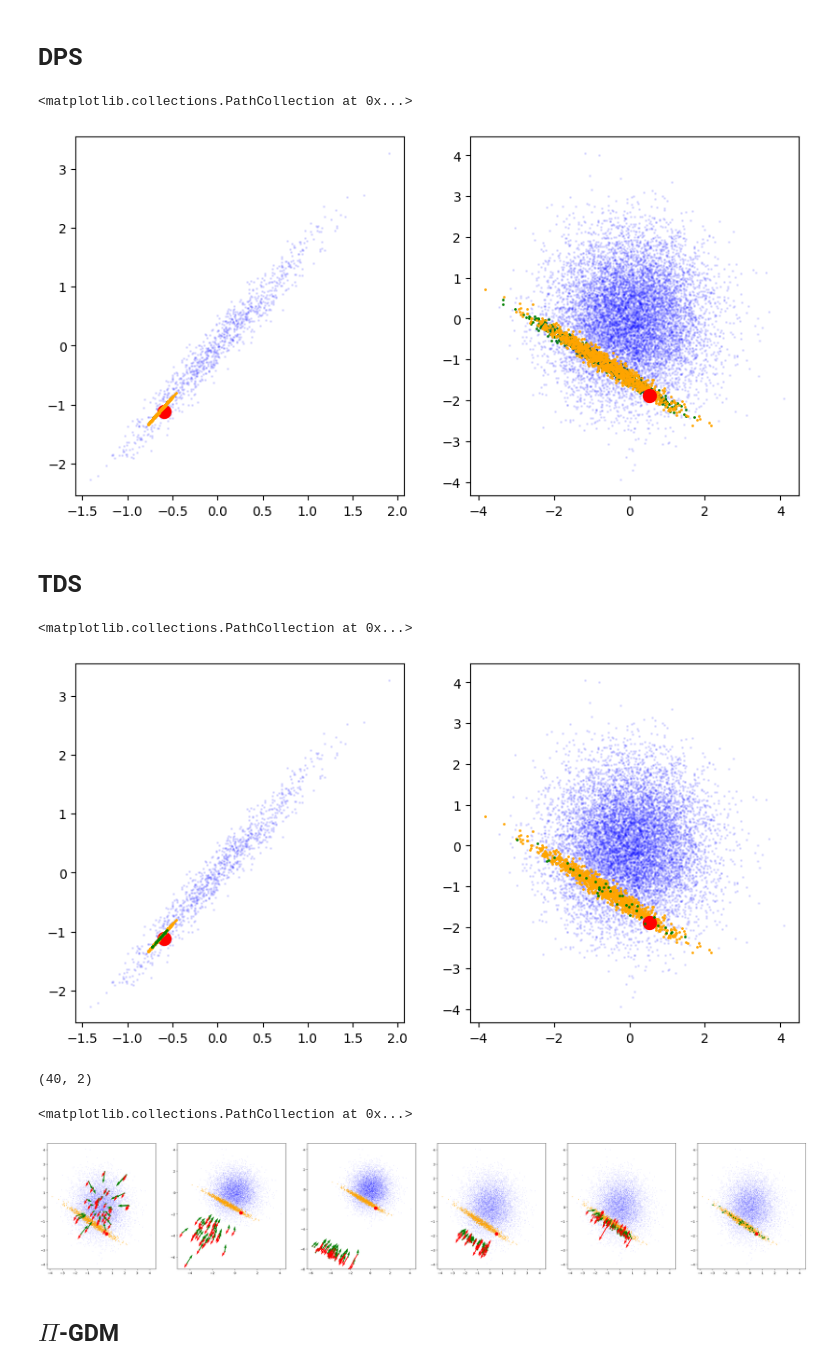
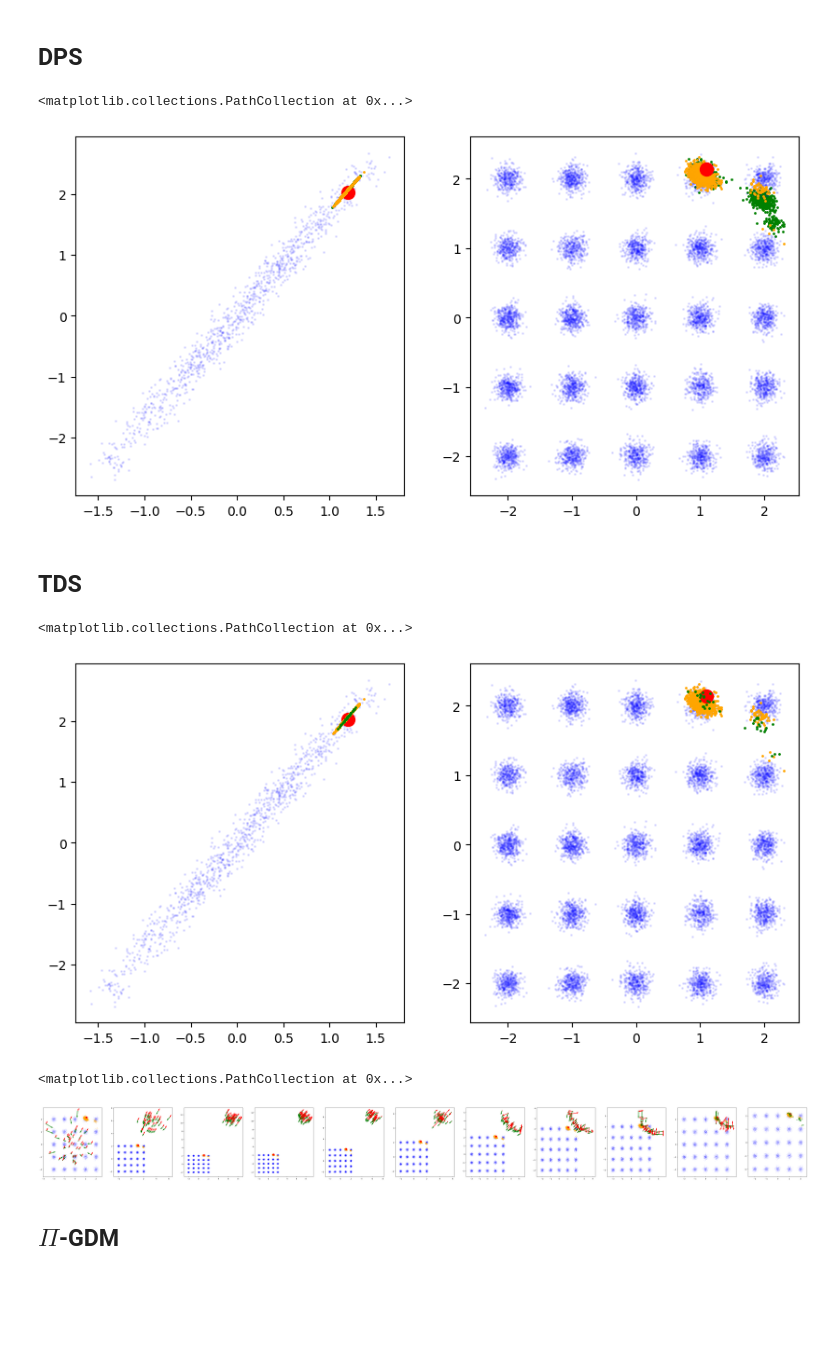
Before and after one commit to david-heurtel-depeiges/SMC_diffusion, a Jupyter notebook: dummy_diffusion.ipynb, the cells around one changed output. Saved outputs shown, nothing was run; the diff lists cells and outputs as text; code cells hidden in the pictures; blank space fills up the shorter version.

```diff
--- a/dummy_diffusion.ipynb
+++ b/dummy_diffusion.ipynb
@@ -17,14 +17,14 @@ device = torch.device("cuda" if torch.cuda.is_available() else "cpu")
 ## Dummy GMM dataset.
 # Centers are going to be located on each lattice point of a 5x5 grid.
 ndim = 2
-sqrt_n_centers = 1
+sqrt_n_centers = 5
 centers = torch.tensor([[i, j] for i in range(sqrt_n_centers) for j in range(sqrt_n_centers)], dtype=torch.float32)
 centers -=torch.tensor([1,1])*(sqrt_n_centers-1)/2
 n_centers = centers.shape[0]
 
 weights = torch.ones(n_centers)/n_centers
 
-stds = torch.ones(n_centers, 1) * 1
+stds = torch.ones(n_centers, 1) * 0.1
 
 def sample(n_samples):
     center_idxs = torch.multinomial(weights, n_samples, replacement=True)
@@ -224,7 +224,7 @@ ax[1].scatter(posterior_samples.cpu().detach()[:,0], posterior_samples.cpu().det
 ax[1].scatter(x_truth[:,0].to('cpu'), x_truth[:,1].to('cpu'), label = 'truth', s=100, color='red')
 # %% [output]
 <matplotlib.collections.PathCollection at 0x...>
-[figure, old version]
+[figure, new version]
 # %% [markdown]
 ## TDS
 # %%
@@ -246,7 +246,7 @@ def twisted_diffusion_sampler(diffusion_model, sample_size, observation, forward
     log_weights = log_p_obs_given_x_t
     nsteps = times.shape[1]-1
     progress_bar = tqdm.tqdm(total=nsteps)
-    memory_every = 200
+    memory_every = 100
     memory_samples = []
     memory_model_outputs = []
     memory_guidances = []
@@ -320,31 +320,28 @@ ax[1].scatter(x_truth[:,0].to('cpu'), x_truth[:,1].to('cpu'), label = 'truth', s
 ax[1].scatter(generated[:,0], generated[:,1], label = 'generated', s=1, color='green')
 # %% [output]
 <matplotlib.collections.PathCollection at 0x...>
-[figure, old version]
+[figure, new version]
 # %%
-generated = generated.cpu().detach().numpy()
+generated = generated.cpu().detach()
-# %%
-memory_mo[0].shape
-# %% [output]
-(40, 2)
 # %%
-fig, ax = plt.subplots(1, 6, figsize = (42, 7))
-for i in range(5):
+fig, ax = plt.subplots(1, len(memory_samples)+1, figsize = (7*(len(memory_samples)+1), 7))
+for i in range(len(memory_samples)):
     ax[i].scatter(baseline[:,0], baseline[:,1], label = 'baseline', s=1, alpha = 0.1, color='blue')
     ax[i].scatter(posterior_samples.cpu().detach()[:,0], posterior_samples.cpu().detach()[:,1], label = 'posterior', s=1, color='orange')
     ax[i].scatter(x_truth[:,0].to('cpu'), x_truth[:,1].to('cpu'), label = 'truth', s=100, color='red')
     ax[i].scatter(memory_samples[i][:,0], memory_samples[i][:,1], label = 'generated', s=10, color='green')
     # Vector plot of model outputs and then guidance
     ax[i].quiver(memory_samples[i][:,0], memory_samples[i][:,1], -memory_mo[i][:,0], -memory_mo[i][:,1], color='green')
     ax[i].quiver(memory_samples[i][:,0], memory_samples[i][:,1], -memory_g[i][:,0], -memory_g[i][:,1], color='red')
 
-ax[5].scatter(baseline[:,0], baseline[:,1], label = 'baseline', s=1, alpha = 0.1, color='blue')
-ax[5].scatter(posterior_samples.cpu().detach()[:,0], posterior_samples.cpu().detach()[:,1], label = 'posterior', s=1, color='orange')
-ax[5].scatter(x_truth[:,0].to('cpu'), x_truth[:,1].to('cpu'), label = 'truth', s=100, color='red')
-ax[5].scatter(generated[:,0], generated[:,1], label = 'generated', s=10, color='green')
+id = len(memory_samples)
+ax[id].scatter(baseline[:,0], baseline[:,1], label = 'baseline', s=1, alpha = 0.1, color='blue')
+ax[id].scatter(posterior_samples.cpu().detach()[:,0], posterior_samples.cpu().detach()[:,1], label = 'posterior', s=1, color='orange')
+ax[id].scatter(x_truth[:,0].to('cpu'), x_truth[:,1].to('cpu'), label = 'truth', s=100, color='red')
+ax[id].scatter(generated[:,0], generated[:,1], label = 'generated', s=10, color='green')
 # %% [output]
 <matplotlib.collections.PathCollection at 0x...>
-[figure, old version]
+[figure, new version]
 # %% [markdown]
 ## $\Pi$-GDM
 # %%
```
Also changed, not shown: parts of 6 cells of this notebook.
